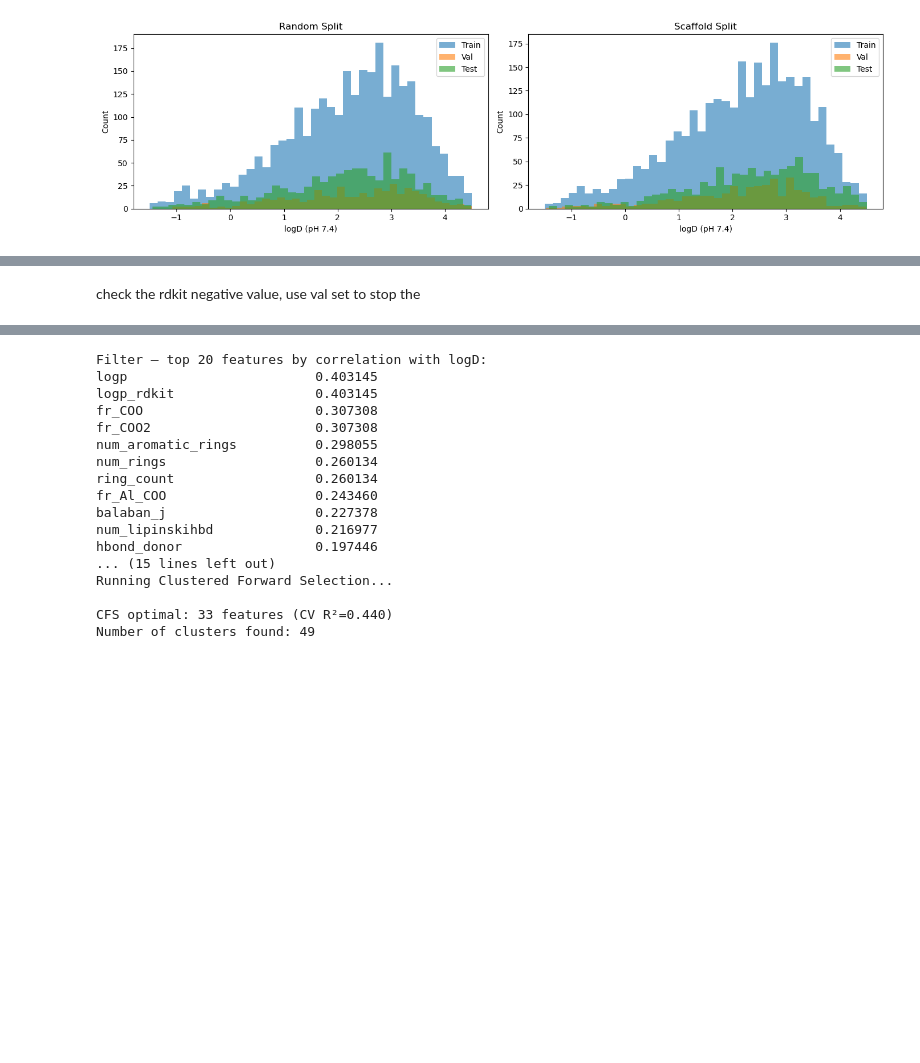
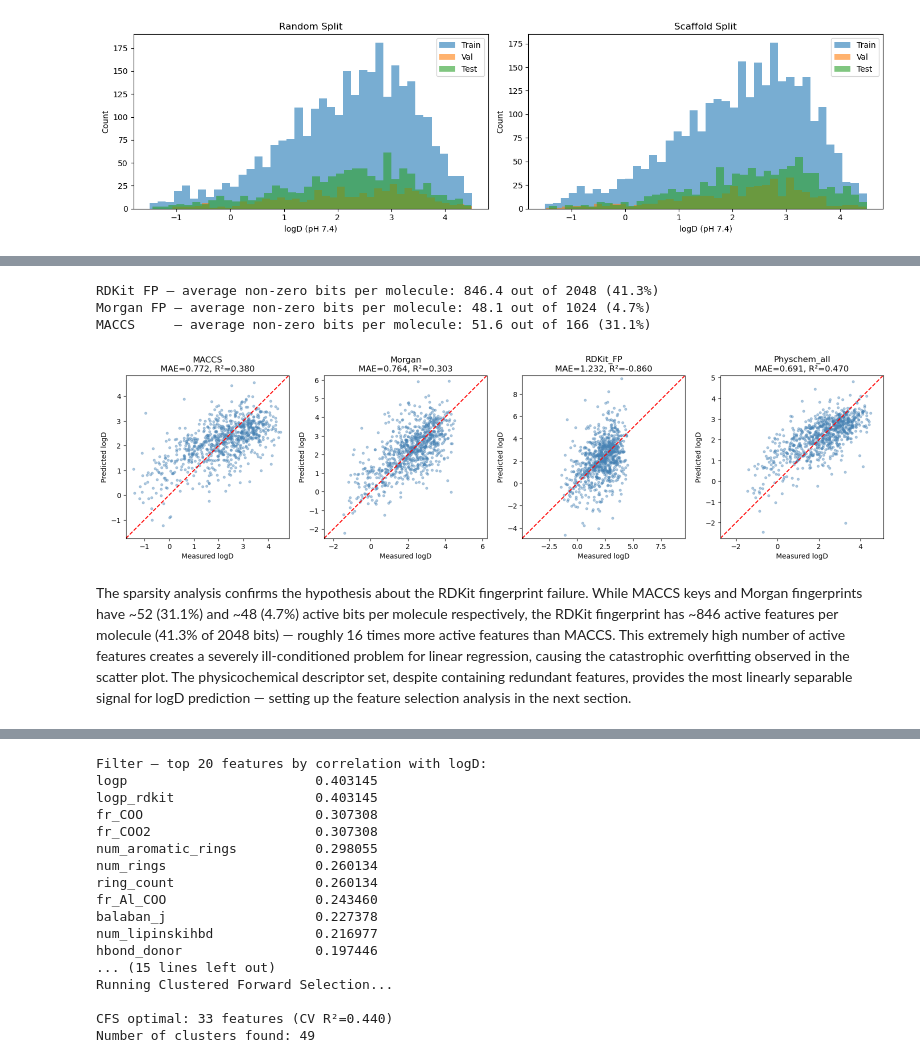
Before and after one commit to ambiddisco/ML4DD-lipophilicity, a Jupyter notebook: Lipophilicity.ipynb, the cells around one changed output, grey strips where cells are left out. Saved outputs shown, nothing was run; the diff lists cells and outputs as text; code cells hidden in the pictures; blank space fills up the shorter version.

```diff
--- a/Lipophilicity.ipynb
+++ b/Lipophilicity.ipynb
@@ -952,3 +1456,39 @@ Physchem_all       0.691    0.470
+# %%
+# ── Exploring the negative R² for RDKit fingerprints ─────────────────────────
+
+# How many non-zero features does the average molecule have?
+rdkfp_density = (df_rdkfp > 0).sum(axis=1)
+print(f"RDKit FP — average non-zero bits per molecule: {rdkfp_density.mean():.1f} "
+      f"out of 2048 ({rdkfp_density.mean()/2048*100:.1f}%)")
+
+morgan_density = (df_morgan > 0).sum(axis=1)
+print(f"Morgan FP — average non-zero bits per molecule: {morgan_density.mean():.1f} "
+      f"out of 1024 ({morgan_density.mean()/1024*100:.1f}%)")
+
+maccs_density = (df_maccs > 0).sum(axis=1)
+print(f"MACCS     — average non-zero bits per molecule: {maccs_density.mean():.1f} "
+      f"out of 166 ({maccs_density.mean()/166*100:.1f}%)")
+
+# Scatter plot for RDKit FP predictions
+fig, axes = plt.subplots(1, 4, figsize=(16, 4))
+for ax, (enc_name, res) in zip(axes, results_baseline.items()):
+    ax.scatter(res['y_test'], res['y_pred'], alpha=0.4, s=10, color='steelblue')
+    lim = [min(res['y_test'].min(), res['y_pred'].min()) - 0.3,
+           max(res['y_test'].max(), res['y_pred'].max()) + 0.3]
+    ax.plot(lim, lim, 'r--', linewidth=1.5)
+    ax.set_xlim(lim); ax.set_ylim(lim)
+    ax.set_aspect('equal')
+    ax.set_xlabel('Measured logD')
+    ax.set_ylabel('Predicted logD')
+    ax.set_title(f'{enc_name}\nMAE={res["MAE"]:.3f}, R²={res["R2"]:.3f}')
+
+plt.tight_layout()
+plt.show()
+# %% [output]
+RDKit FP — average non-zero bits per molecule: 846.4 out of 2048 (41.3%)
+Morgan FP — average non-zero bits per molecule: 48.1 out of 1024 (4.7%)
+MACCS     — average non-zero bits per molecule: 51.6 out of 166 (31.1%)
+[figure, added]
 # %% [markdown]
-check the rdkit negative value, use val set to stop the
+The sparsity analysis confirms the hypothesis about the RDKit fingerprint failure. While MACCS keys and Morgan fingerprints have ~52 (31.1%) and ~48 (4.7%) active bits per molecule respectively, the RDKit fingerprint has ~846 active features per molecule (41.3% of 2048 bits) — roughly 16 times more active features than MACCS. This extremely high number of active features creates a severely ill-conditioned problem for linear regression, causing the catastrophic overfitting observed in the scatter plot. The physicochemical descriptor set, despite containing redundant features, provides the most linearly separable signal for logD prediction — setting up the feature selection analysis in the next section.
 # %% [markdown]
```
Also changed, not shown: parts of 73 cells of this notebook, 2 other files.
